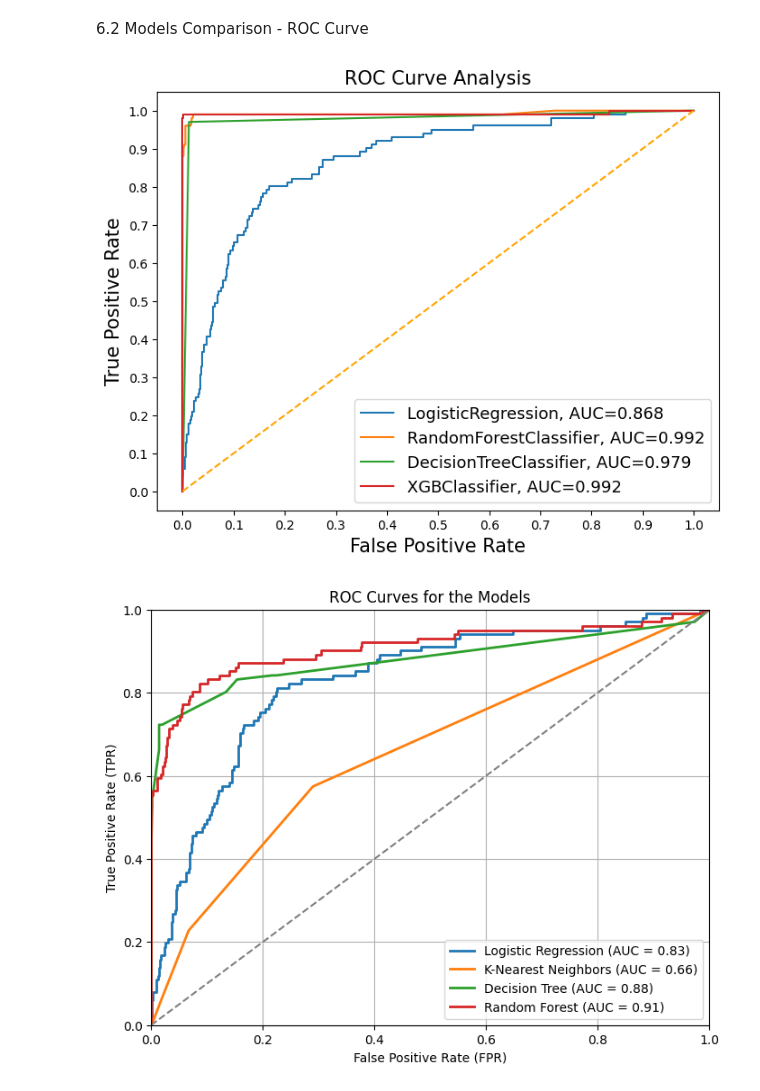
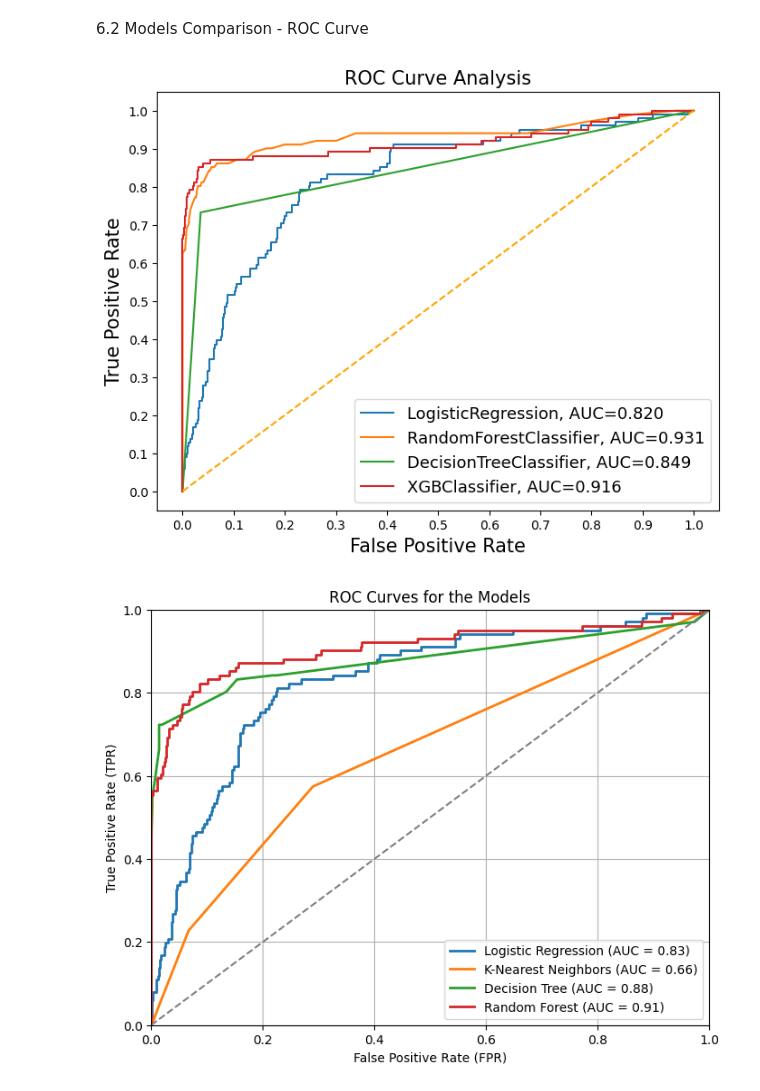
Before and after one commit to NgenziNevilleMativo/syriatel_customer_churn, a Jupyter notebook: index.ipynb, the cells around one changed output. Cells and saved outputs as stored; diff of their text form; code cells hidden in the pictures.

```diff
--- a/index.ipynb
+++ b/index.ipynb
@@ -1013,0 +973,31 @@ plt.show()
+# %%
+from imblearn.over_sampling import SMOTE
+from sklearn.tree import DecisionTreeClassifier
+from sklearn.metrics import accuracy_score, precision_score, recall_score, f1_score, classification_report
+
+# Apply SMOTE to the training data
+smote = SMOTE(random_state=42)
+X_train_smote, y_train_smote = smote.fit_resample(X_train, y_train)
+
+# Train a Decision Tree Classifier on the oversampled data
+clf = DecisionTreeClassifier(random_state=42)
+clf.fit(X_train_smote, y_train_smote)
+
+# Make predictions on the test set
+y_pred = clf.predict(X_test)
+
+# Calculate the accuracy of the model
+accuracy = accuracy_score(y_test, y_pred)
+precision = precision_score(y_test, y_pred, average='weighted')  # Specify average parameter
+recall = recall_score(y_test, y_pred, average='weighted')  # Specify average parameter
+f1 = f1_score(y_test, y_pred, average='weighted')  # Specify average parameter
+
+print('Accuracy ', accuracy)
+print('Precision ', precision)
+print('Recall ', recall)
+print('f1_Score ', f1)
+
+# Generate a classification report
+classification_rep = classification_report(y_test, y_pred)
+
+print(classification_rep)
@@ -1386,7 +1392,7 @@ names = ['Logistic Regression', 'Random Forest', 'Decision Tree', 'XGBoost']
 
 # Fit and transform the features
 scaler = StandardScaler()
-X_train_scaled = scaler.fit_transform(resampled_X_train)
+X_train_scaled = scaler.fit_transform(X_train)
 X_test_scaled = scaler.transform(X_test)
 
 # Define a result table as a DataFrame
@@ -1394,7 +1400,7 @@ result_table = pd.DataFrame(columns=['classifiers', 'recall'])
 
 # Loop through each classifier, fit, predict, and record the recall score
 for clf, name in zip(classifiers, names):
-    clf.fit(X_train_scaled, resampled_y_train)
+    clf.fit(X_train_scaled, y_train)
     y_pred = clf.predict(X_test_scaled)
     recall = recall_score(y_test, y_pred)
     result_table = result_table.append({'classifiers': name,
@@ -1478,41 +1484,41 @@ result_table = pd.DataFrame(columns=['classifiers', 'fpr','tpr','auc'])
 
 # Train the models and record the results
 for cls in classifiers:
-    model = cls.fit(resampled_X_train, resampled_y_train)
+    model = cls.fit(X_train,y_train)
     yproba = model.predict_proba(X_test)[::,1]
 
     fpr, tpr, _ = roc_curve(y_test,  yproba)
     auc = roc_auc_score(y_test, yproba)
 
     result_table = result_table.append({'classifiers':cls.__class__.__name__,
                                         'fpr':fpr,
                                         'tpr':tpr,
                                         'auc':auc}, ignore_index=True)
 
 # Set name of the classifiers as index labels
 result_table.set_index('classifiers', inplace=True)
 
 fig = plt.figure(figsize=(8,6))
 
 for i in result_table.index:
     plt.plot(result_table.loc[i]['fpr'],
              result_table.loc[i]['tpr'],
              label="{}, AUC={:.3f}".format(i, result_table.loc[i]['auc']))
 
 plt.plot([0,1], [0,1], color='orange', linestyle='--')
 
 plt.xticks(np.arange(0.0, 1.1, step=0.1))
 plt.xlabel("False Positive Rate", fontsize=15)
 
 plt.yticks(np.arange(0.0, 1.1, step=0.1))
 plt.ylabel("True Positive Rate", fontsize=15)
 
 plt.title('ROC Curve Analysis', fontsize=15)
 plt.legend(prop={'size':13}, loc='lower right')
 
 plt.show()
 # %% [output]
-[figure, old version]
+[figure, new version]
 # %%
 import matplotlib.pyplot as plt
 from sklearn.metrics import roc_curve, roc_auc_score
```
Also changed, not shown: parts of 17 cells of this notebook.
